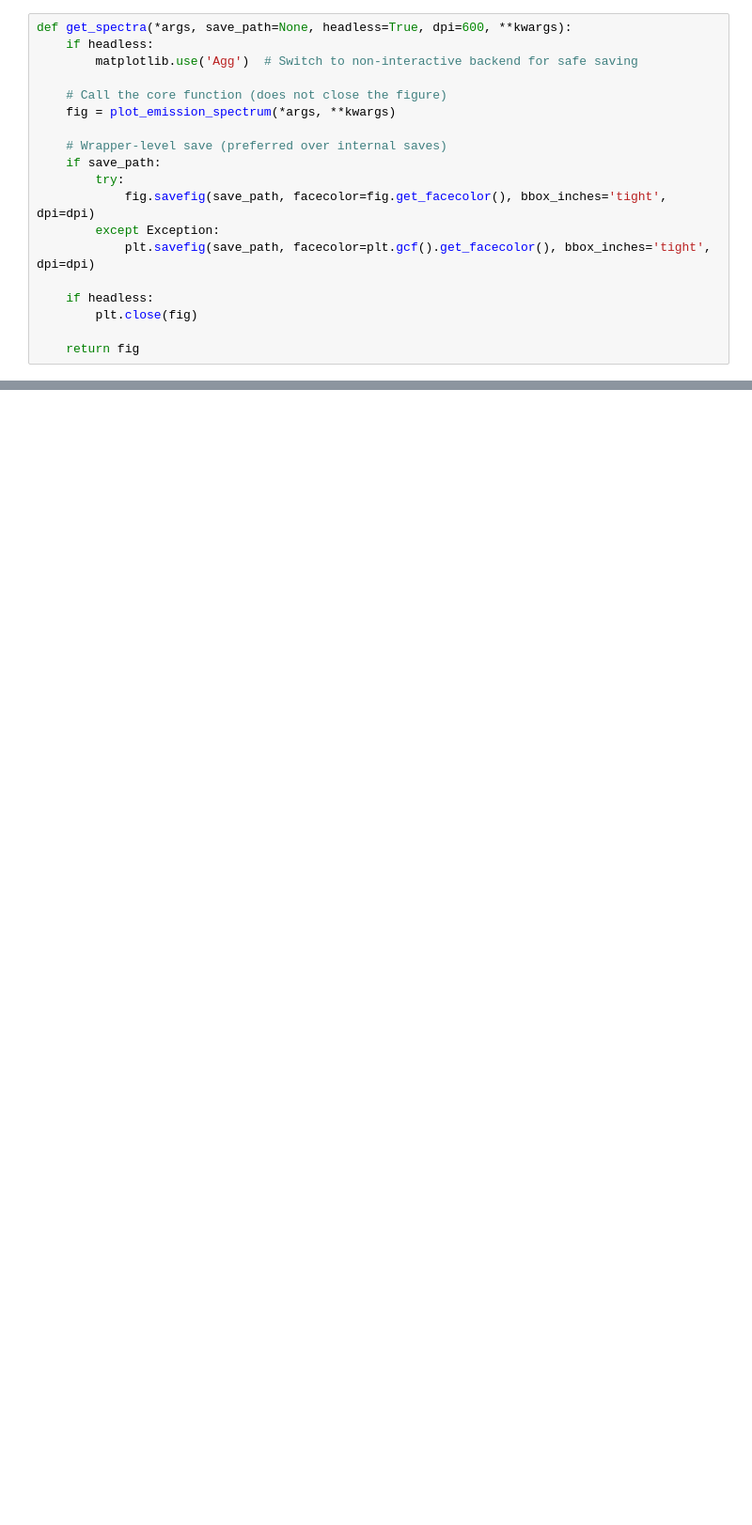
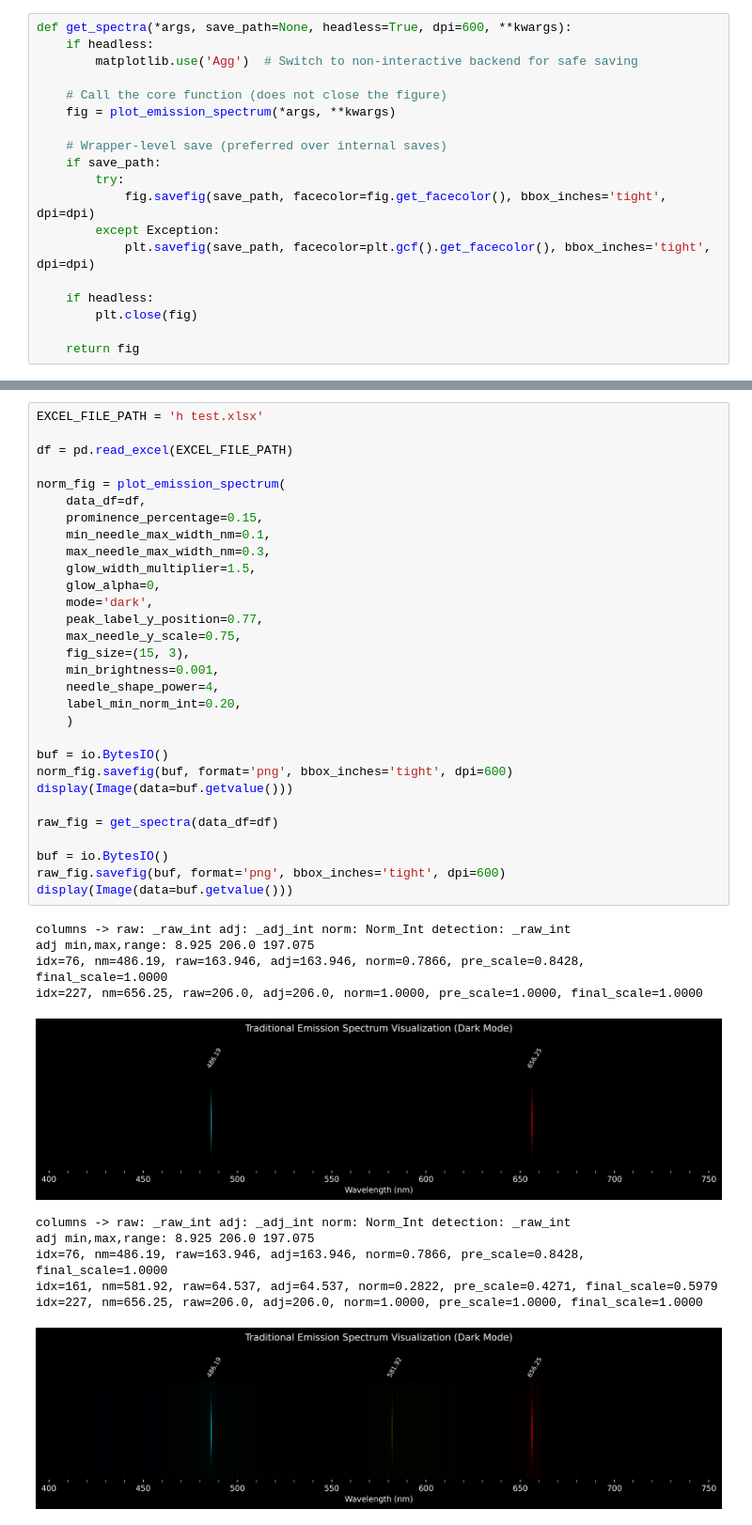
Before and after one commit to idontwantausername609/Spectrum-Renderer, a Jupyter notebook: Colab Based App/generic_playground.ipynb, the cells around one changed output, grey strips where cells are left out. Shown at 94% size. Drawn from its saved outputs; the diff is of its cells as text; blank space fills up the shorter version.

```diff
--- a/Colab Based App/generic_playground.ipynb
+++ b/Colab Based App/generic_playground.ipynb
@@ -497,0 +560,42 @@ fig.savefig(buf, format='png', bbox_inches='tight', dpi=600)
+# %%
+EXCEL_FILE_PATH = 'h test.xlsx'
+
+df = pd.read_excel(EXCEL_FILE_PATH)
+
+norm_fig = plot_emission_spectrum(
+    data_df=df,
+    prominence_percentage=0.15,
+    min_needle_max_width_nm=0.1,
+    max_needle_max_width_nm=0.3,
+    glow_width_multiplier=1.5,
+    glow_alpha=0,
+    mode='dark',
+    peak_label_y_position=0.77,
+    max_needle_y_scale=0.75,
+    fig_size=(15, 3),
+    min_brightness=0.001,
+    needle_shape_power=4,
+    label_min_norm_int=0.20,
+    )
+
+buf = io.BytesIO()
+norm_fig.savefig(buf, format='png', bbox_inches='tight', dpi=600)
+display(Image(data=buf.getvalue()))
+
+raw_fig = get_spectra(data_df=df)
+
+buf = io.BytesIO()
+raw_fig.savefig(buf, format='png', bbox_inches='tight', dpi=600)
+display(Image(data=buf.getvalue()))
+# %% [output]
+columns -> raw: _raw_int adj: _adj_int norm: Norm_Int detection: _raw_int
+adj min,max,range: 8.925 206.0 197.075
+idx=76, nm=486.19, raw=163.946, adj=163.946, norm=0.7866, pre_scale=0.8428, final_scale=1.0000
+idx=227, nm=656.25, raw=206.0, adj=206.0, norm=1.0000, pre_scale=1.0000, final_scale=1.0000
+[figure, added]
+columns -> raw: _raw_int adj: _adj_int norm: Norm_Int detection: _raw_int
+adj min,max,range: 8.925 206.0 197.075
+idx=76, nm=486.19, raw=163.946, adj=163.946, norm=0.7866, pre_scale=0.8428, final_scale=1.0000
+idx=161, nm=581.92, raw=64.537, adj=64.537, norm=0.2822, pre_scale=0.4271, final_scale=0.5979
+idx=227, nm=656.25, raw=206.0, adj=206.0, norm=1.0000, pre_scale=1.0000, final_scale=1.0000
+[figure, added]
```
Also changed, not shown: parts of 4 cells of this notebook, 5 other files.
